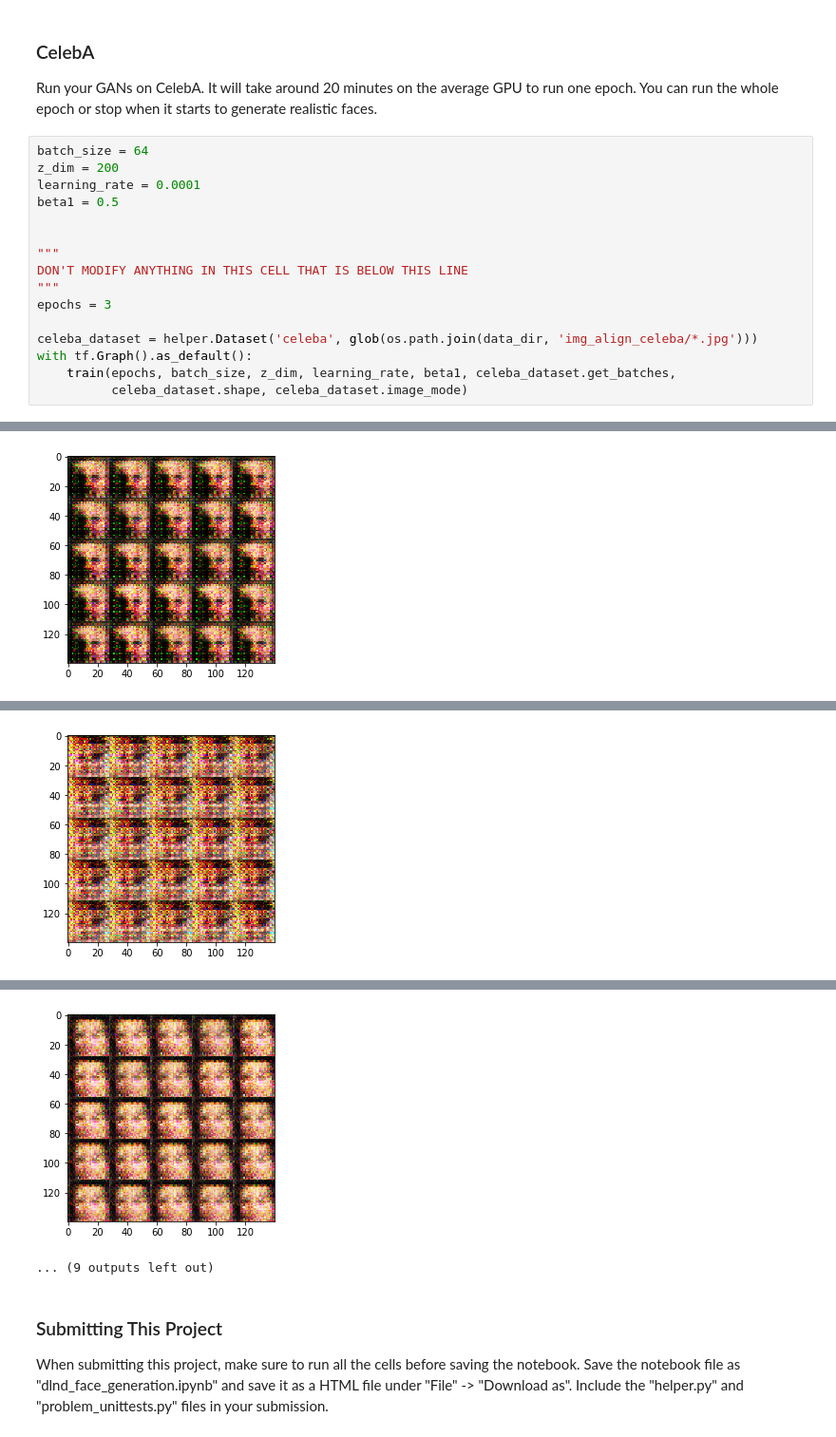
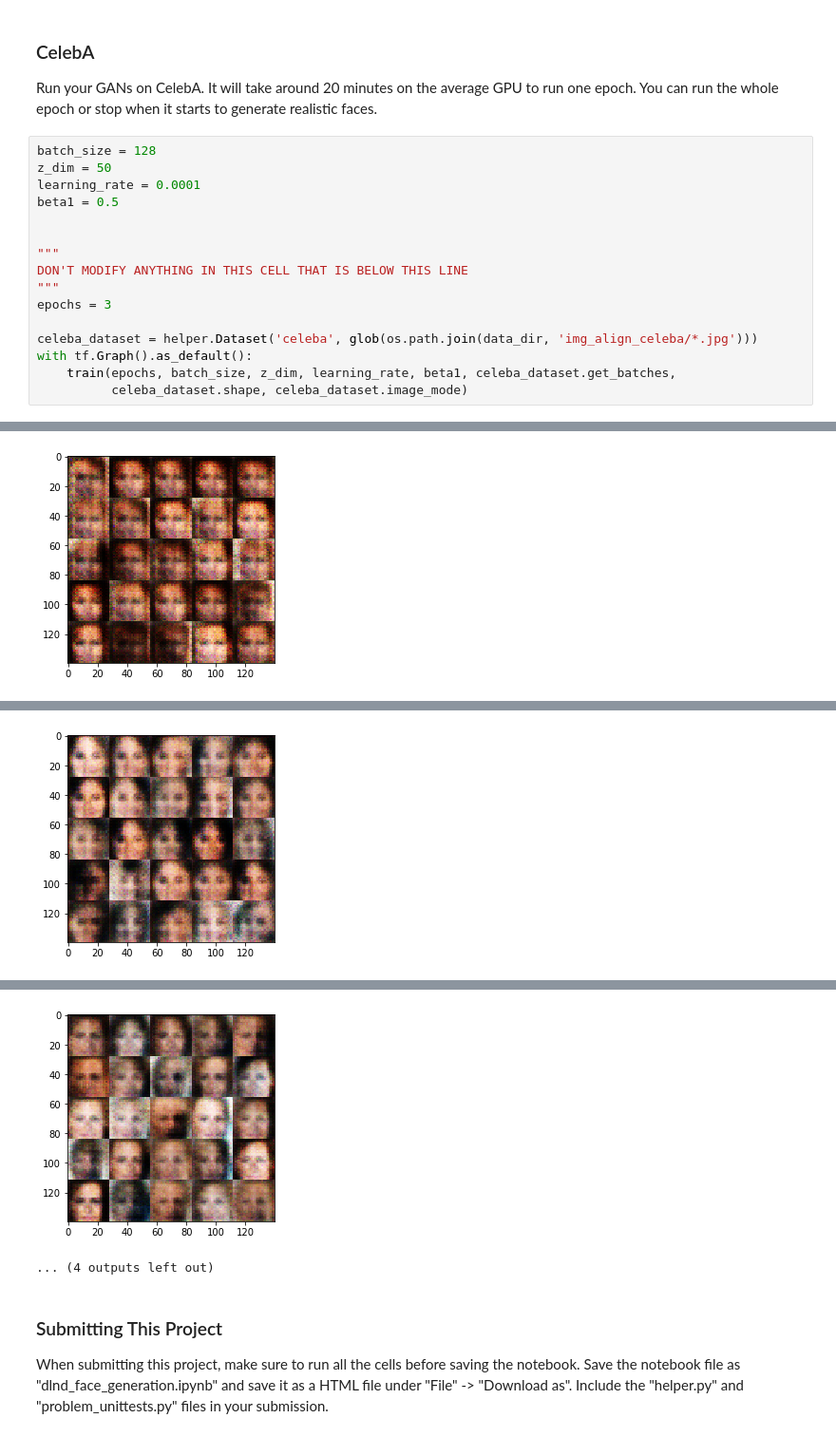
Before and after one commit to nicol4sb/face-generation, a Jupyter notebook: dlnd_face_generation.ipynb, the cells around one changed output, grey strips where cells are left out. Shown at 95% size. Saved outputs shown, nothing was run; the diff lists cells and outputs as text.

```diff
--- a/dlnd_face_generation.ipynb
+++ b/dlnd_face_generation.ipynb
@@ -475,8 +475,8 @@ Epoch 2 of 2... Batch 240...  time spent - 123.95  Discriminator Loss: 0.7636...
 ### CelebA
 Run your GANs on CelebA.  It will take around 20 minutes on the average GPU to run one epoch.  You can run the whole epoch or stop when it starts to generate realistic faces.
 # %%
-batch_size = 64
-z_dim = 200
+batch_size = 128
+z_dim = 50
 learning_rate = 0.0001
 beta1 = 0.5
 
@@ -513 +513 @@ Epoch 1 of 3... Batch 390...  elapsed time - 62.50s  Discriminator Loss: 0.0818.
-[figure, old version]
+[figure, new version]
@@ -517 +517 @@ Epoch 1 of 3... Batch 480...  elapsed time - 77.08s  Discriminator Loss: 0.0649.
-[figure, old version]
+[figure, new version]
@@ -522,5 +522,5 @@ Epoch 1 of 3... Batch 600...  elapsed time - 96.37s  Discriminator Loss: 0.0704.
-[figure, old version]
+[figure, new version]
-... (9 outputs left out)
+... (4 outputs left out)
 # %% [markdown]
 ### Submitting This Project
 When submitting this project, make sure to run all the cells before saving the notebook. Save the notebook file as "dlnd_face_generation.ipynb" and save it as a HTML file under "File" -> "Download as". Include the "helper.py" and "problem_unittests.py" files in your submission.
```
Also changed, not shown: parts of 1 cell of this notebook.
